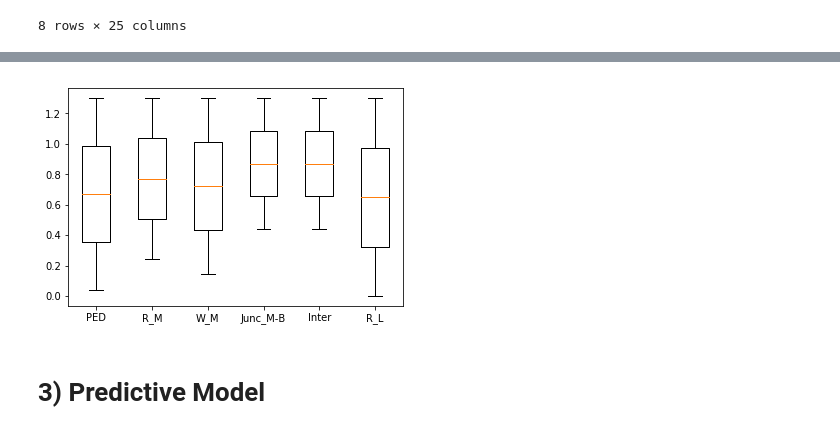
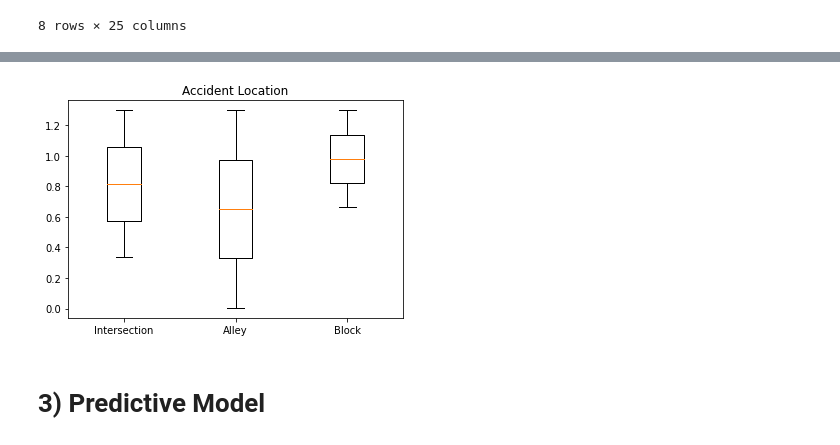
Before and after one commit to michaelrodgam/Coursera_Capstone, a Jupyter notebook: Data_Science Final_Project Notebook V2a.ipynb, the cells around one changed output, grey strips where cells are left out. Saved outputs shown, nothing was run; the diff lists cells and outputs as text; code cells hidden in the pictures.

```diff
--- a/Data_Science Final_Project Notebook V2a.ipynb
+++ b/Data_Science Final_Project Notebook V2a.ipynb
@@ -480,17 +476,16 @@ df_main.corr()
 | UNDERINFL_Yes | 0.044377 | 0.022420 | 0.016592 | -0.016401 | 0.006609 | 0.002280 | 0.041410 | ... |
 # %%
 #which features are related with the target?
-data1 = df_scaled[['PEDCOUNT', 'SEVERITYCODE']].mean()
-data2 = df_scaled[['ROADCOND_medium', 'SEVERITYCODE']].mean()
-data3 = df_scaled[['WEATHER_medium', 'SEVERITYCODE']].mean()
-data4 = df_scaled[['JUNCTIONTYPE_Mid-Block', 'SEVERITYCODE']].mean()
-data5 = df_scaled[['atIntersection_Yes', 'SEVERITYCODE']].mean()
-data6 = df_scaled[['ROADCOND_low', 'SEVERITYCODE']].mean()
+data1 = df_scaled[['ADDRTYPE_Intersection', 'SEVERITYCODE']].mean()
+data2 = df_scaled[['ADDRTYPE_Alley', 'SEVERITYCODE']].mean()
+data3 = df_scaled[['ADDRTYPE_Block', 'SEVERITYCODE']].mean()
 
-plt.boxplot(( data1, data2, data3, data4, data5, data6), labels=["PED", 'R_M', 'W_M', 'Junc_M-B', 'Inter', 'R_L'])
+plt.boxplot(( data1, data2, data3), labels=["Intersection", 'Alley', 'Block'])
+plt.title('Accident Location')
+plt.savefig('images/location.png')
 plt.show()
 # %% [output]
-[figure, old version]
+[figure, new version]
 # %% [markdown]
 <h1>3) Predictive Model</h1>
 # %%
```
Also changed, not shown: parts of 3 cells of this notebook, 6 other files.
